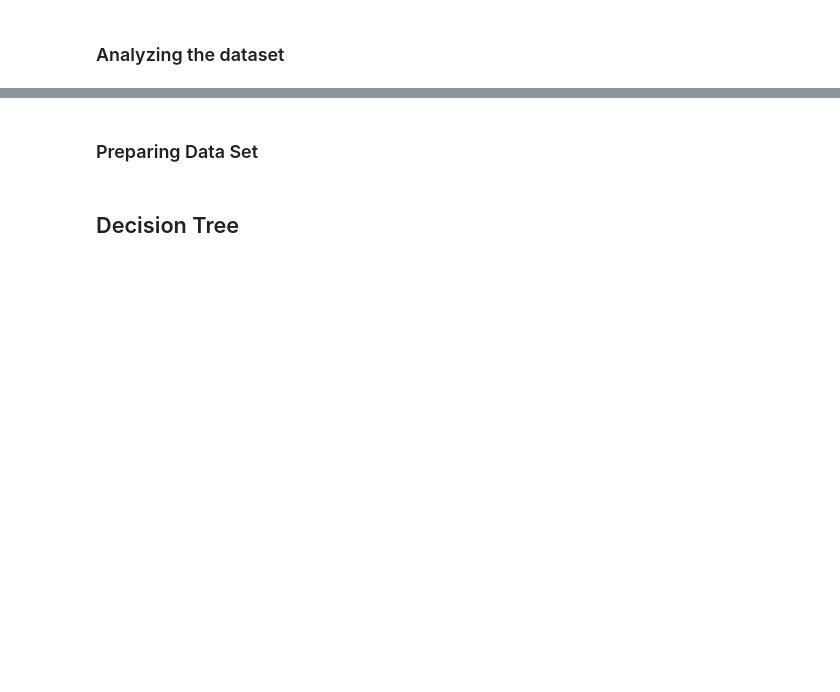
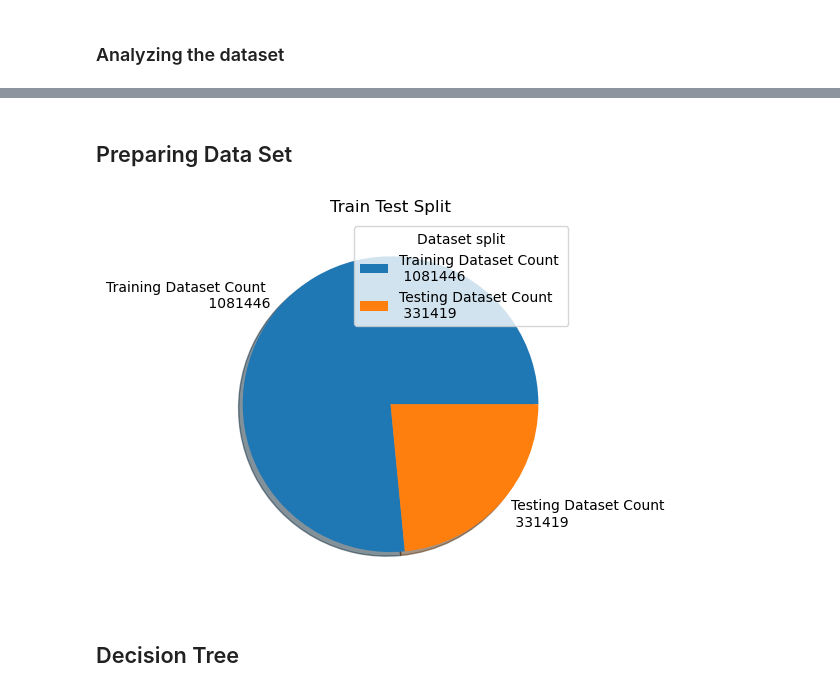
Before and after one commit to ss161185/SOEN6111_PROJECT, a Jupyter notebook: soen_project_team_28.ipynb, the cells around one changed output, grey strips where cells are left out. Cells and saved outputs as stored; diff of their text form; code cells hidden in the pictures; blank space fills up the shorter version.

```diff
--- a/soen_project_team_28.ipynb
+++ b/soen_project_team_28.ipynb
@@ -135,20 +145,27 @@ Name: activity, dtype: int64
 # %% [markdown]
-### Preparing Data Set
+## Preparing Data Set
 # %%
 # Separating the dataset into a training set and a test set.
 # Making the cut between the long (1-9) as Training Dataset and the short trials (11-16) as Testing Dataset,
 # This ensures the evenly distribution of classes among training and testing data
 
-train_df = df[(df.trial < 10)]
-test_df = df[(df.trial > 10)]
+train_long_df = df[(df.trial < 10)]
+test_short_df = df[(df.trial > 10)]
 
 # Extracting Features and Label for Training and Testing data.
 
-X_train = train_df.iloc[:,:-3]
-y_train = train_df.activity
+X_train_long = train_long_df.iloc[:,:-3]
+y_train_long = train_long_df.activity
 
-X_test = test_df.iloc[:,:-3]
-y_test = test_df.activity
+X_test_short = test_short_df.iloc[:,:-3]
+y_test_short = test_short_df.activity
+
+plt.pie([len(train_long_df), len(test_short_df)], labels = [f"Training Dataset Count \n {len(train_long_df)}",f"Testing Dataset Count \n {len(test_short_df)}"], shadow = True)
+plt.legend(title = "Dataset split")
+plt.title('Train Test Split')
+plt.show()
+# %% [output]
+[figure, added]
 # %% [markdown]
 ## Decision Tree
 # %% [markdown]
```
Also changed, not shown: parts of 36 cells of this notebook.
